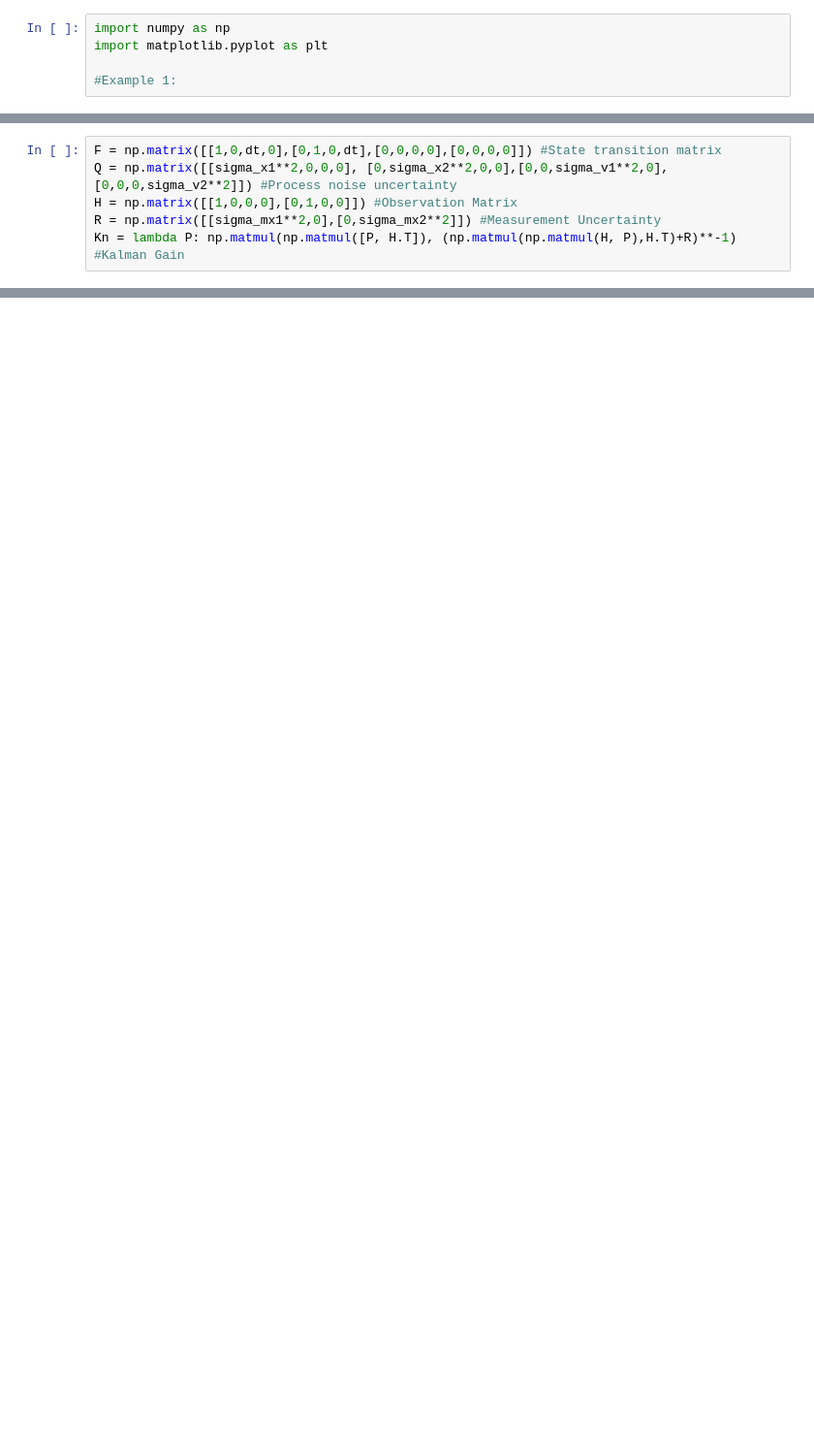
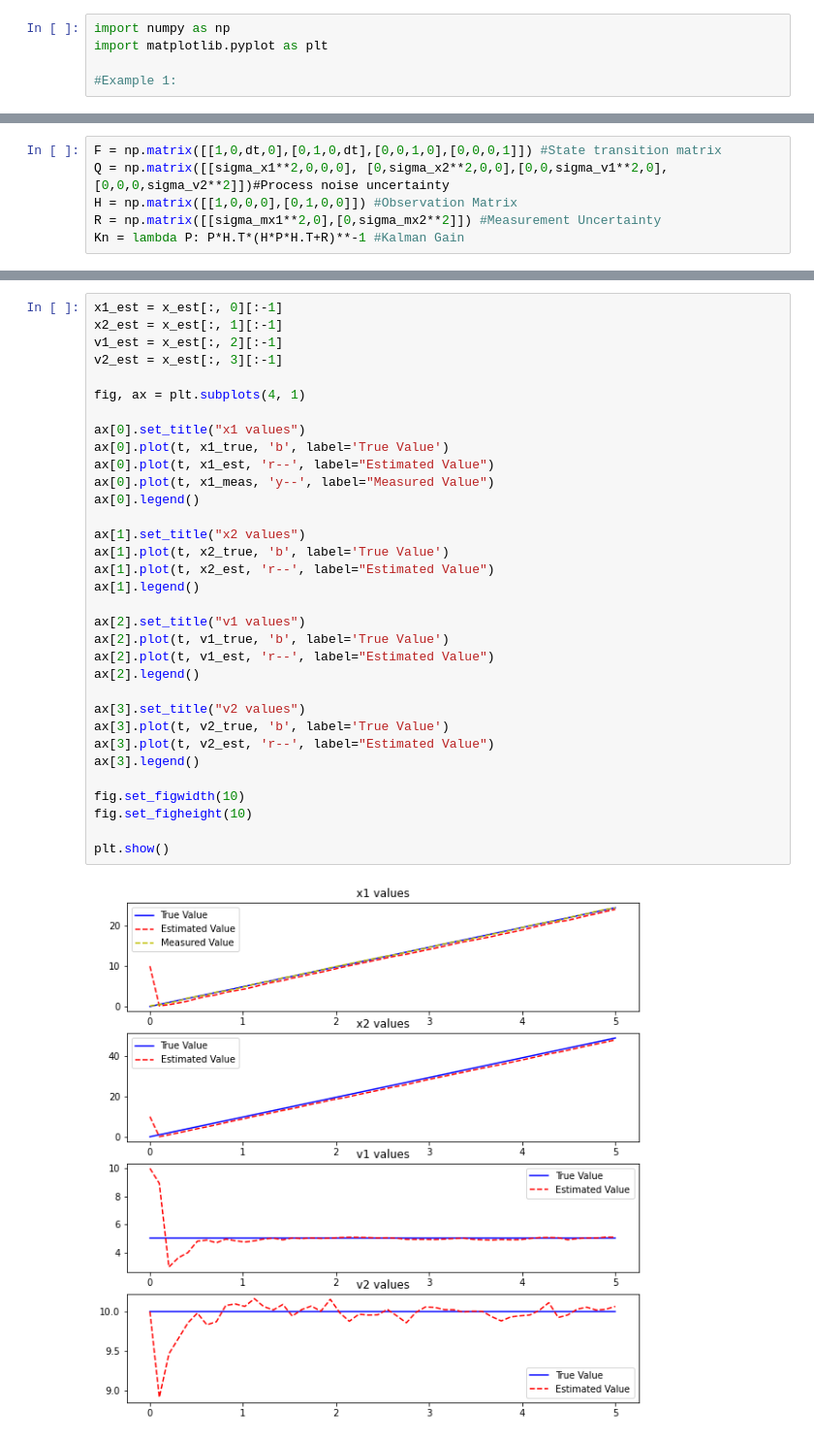
Before and after one commit to emelf/USN-Python-Scripts---Emil, a Jupyter notebook: Kalman Filter Exercises/Multidimentional Kalman Filter Exercise.ipynb, the cells around one changed output, grey strips where cells are left out. Shown: that part at 97% size. Drawn from its saved outputs; the diff is of its cells as text; blank space fills up the shorter version.

Commit message:
Kalman multi working

```diff
--- a/Kalman Filter Exercises/Multidimentional Kalman Filter Exercise.ipynb
+++ b/Kalman Filter Exercises/Multidimentional Kalman Filter Exercise.ipynb
@@ -76,9 +81,9 @@ plt.show()
 # %%
-F = np.matrix([[1,0,dt,0],[0,1,0,dt],[0,0,0,0],[0,0,0,0]]) #State transition matrix
-Q = np.matrix([[sigma_x1**2,0,0,0], [0,sigma_x2**2,0,0],[0,0,sigma_v1**2,0],[0,0,0,sigma_v2**2]]) #Process noise uncertainty
+F = np.matrix([[1,0,dt,0],[0,1,0,dt],[0,0,1,0],[0,0,0,1]]) #State transition matrix
+Q = np.matrix([[sigma_x1**2,0,0,0], [0,sigma_x2**2,0,0],[0,0,sigma_v1**2,0],[0,0,0,sigma_v2**2]])#Process noise uncertainty
 H = np.matrix([[1,0,0,0],[0,1,0,0]]) #Observation Matrix
 R = np.matrix([[sigma_mx1**2,0],[0,sigma_mx2**2]]) #Measurement Uncertainty
-Kn = lambda P: np.matmul(np.matmul([P, H.T]), (np.matmul(np.matmul(H, P),H.T)+R)**-1) #Kalman Gain
+Kn = lambda P: P*H.T*(H*P*H.T+R)**-1 #Kalman Gain
 # %%
 #Process: Initialize -> <Measure - Update - Predict> - loop
 
@@ -98,0 +128,35 @@ x_est = [[x1_0_guess, x2_0_guess]]
+# %%
+x1_est = x_est[:, 0][:-1]
+x2_est = x_est[:, 1][:-1]
+v1_est = x_est[:, 2][:-1]
+v2_est = x_est[:, 3][:-1]
+
+fig, ax = plt.subplots(4, 1)
+
+ax[0].set_title("x1 values")
+ax[0].plot(t, x1_true, 'b', label='True Value')
+ax[0].plot(t, x1_est, 'r--', label="Estimated Value")
+ax[0].plot(t, x1_meas, 'y--', label="Measured Value")
+ax[0].legend()
+
+ax[1].set_title("x2 values")
+ax[1].plot(t, x2_true, 'b', label='True Value')
+ax[1].plot(t, x2_est, 'r--', label="Estimated Value")
+ax[1].legend()
+
+ax[2].set_title("v1 values")
+ax[2].plot(t, v1_true, 'b', label='True Value')
+ax[2].plot(t, v1_est, 'r--', label="Estimated Value")
+ax[2].legend()
+
+ax[3].set_title("v2 values")
+ax[3].plot(t, v2_true, 'b', label='True Value')
+ax[3].plot(t, v2_est, 'r--', label="Estimated Value")
+ax[3].legend()
+
+fig.set_figwidth(10)
+fig.set_figheight(10)
+
+plt.show()
+# %% [output]
+[figure, added]
```
Also changed, not shown: parts of 4 cells of this notebook.
